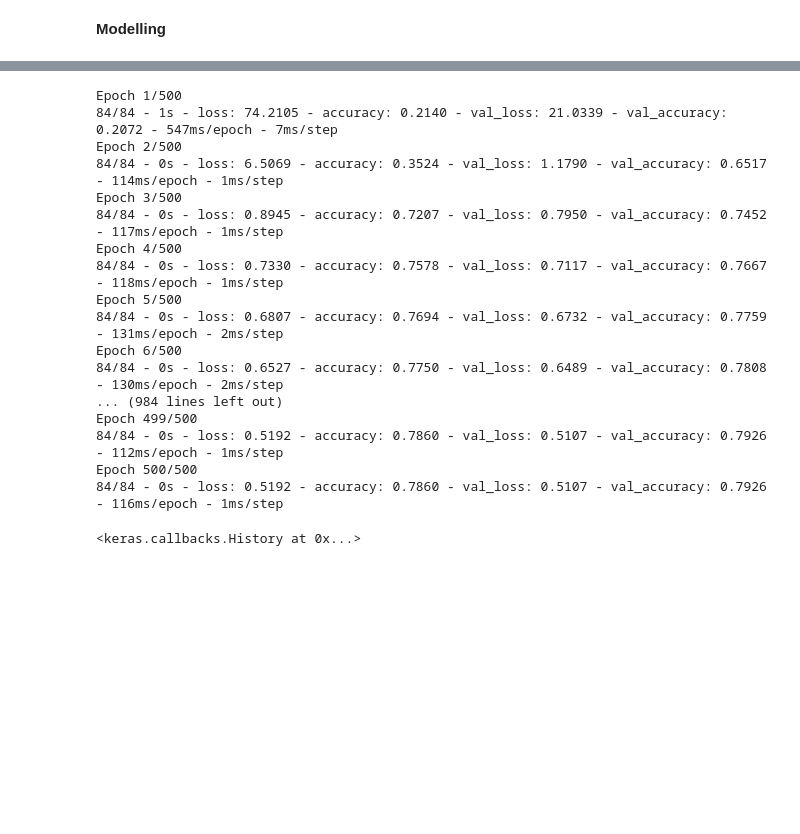
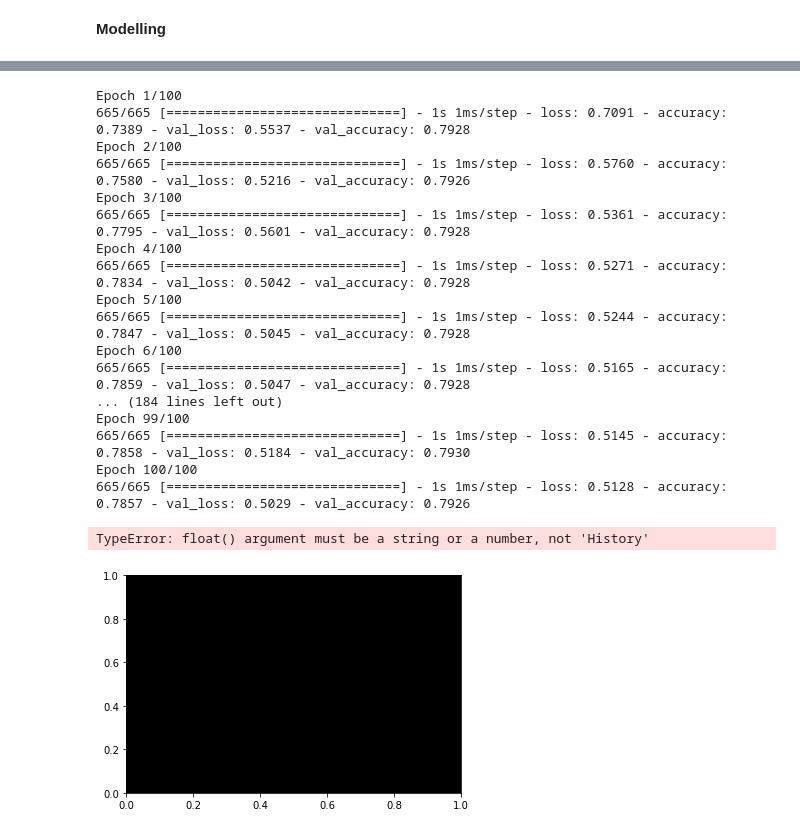
Before and after one commit to NikitaPomies/KaggleChallengeAug22, a Jupyter notebook: src/main.ipynb, the cells around one changed output, grey strips where cells are left out. Cells and saved outputs as stored; diff of their text form; code cells hidden in the pictures; blank space fills up the shorter version.

Commit message:
Improving NN architecture + add exponential learning rate decay

```diff
--- a/src/main.ipynb
+++ b/src/main.ipynb
@@ -159,7 +262,19 @@ y_train=df.iloc[:,-1]
 # %%
-from sklearn.preprocessing import MinMaxScaler
-from sklearn.impute import SimpleImputer, KNNImputer
+from sklearn.preprocessing import MinMaxScaler, StandardScaler
+from sklearn.experimental import enable_iterative_imputer
+from sklearn.impute import SimpleImputer, KNNImputer, IterativeImputer
+
+
 knn_imputer = KNNImputer(n_neighbors=5, weights='uniform', metric='nan_euclidean')
+iterative_imputer = IterativeImputer(max_iter = 8, random_state = 0, skip_complete = True, n_nearest_features = 12)
+
 #imputer = SimpleImputer(missing_values=np.nan, strategy='mean')
-X_train= knn_imputer.fit_transform(X_train)
-X_test=knn_imputer.transform(X_test)
+#X_train= knn_imputer.fit_transform(X_train)
+#X_test=knn_imputer.transform(X_test)
+X_train= iterative_imputer.fit_transform(X_train)
+X_test=iterative_imputer.transform(X_test)
+
+#Scaling data
+#scaler =StandardScaler()
+#X_train = scaler.fit_transform(X_train
+#X_test = scaler.fit_transform(X_test)
@@ -168,26 +281,34 @@ import tensorflow as tf
-# %%
-ann = tf.keras.models.Sequential()
-ann.add(tf.keras.layers.Dense(units=8, activation='relu'))
-ann.add(tf.keras.layers.Dense(units=8, activation='relu'))
-ann.add(tf.keras.layers.Dense(units=1, activation='sigmoid'))
-ann.compile(optimizer = 'adam', loss = 'binary_crossentropy', metrics = ['accuracy'])
-ann.fit(X_train,y_train,verbose=2,batch_size=256,epochs=500, validation_split = 0.2)
-# %% [output]
-Epoch 1/500
-84/84 - 1s - loss: 74.2105 - accuracy: 0.2140 - val_loss: 21.0339 - val_accuracy: 0.2072 - 547ms/epoch - 7ms/step
-Epoch 2/500
-84/84 - 0s - loss: 6.5069 - accuracy: 0.3524 - val_loss: 1.1790 - val_accuracy: 0.6517 - 114ms/epoch - 1ms/step
-Epoch 3/500
-84/84 - 0s - loss: 0.8945 - accuracy: 0.7207 - val_loss: 0.7950 - val_accuracy: 0.7452 - 117ms/epoch - 1ms/step
-Epoch 4/500
-84/84 - 0s - loss: 0.7330 - accuracy: 0.7578 - val_loss: 0.7117 - val_accuracy: 0.7667 - 118ms/epoch - 1ms/step
-Epoch 5/500
-84/84 - 0s - loss: 0.6807 - accuracy: 0.7694 - val_loss: 0.6732 - val_accuracy: 0.7759 - 131ms/epoch - 2ms/step
-Epoch 6/500
-84/84 - 0s - loss: 0.6527 - accuracy: 0.7750 - val_loss: 0.6489 - val_accuracy: 0.7808 - 130ms/epoch - 2ms/step
-... (984 lines left out)
-Epoch 499/500
-84/84 - 0s - loss: 0.5192 - accuracy: 0.7860 - val_loss: 0.5107 - val_accuracy: 0.7926 - 112ms/epoch - 1ms/step
-Epoch 500/500
-84/84 - 0s - loss: 0.5192 - accuracy: 0.7860 - val_loss: 0.5107 - val_accuracy: 0.7926 - 116ms/epoch - 1ms/step
-<keras.callbacks.History at 0x...>
+# %%
+number_of_features = X_train.shape[1]
+model = tf.keras.models.Sequential()
+model.add(tf.keras.layers.Dense(6,input_dim = number_of_features))
+model.add(tf.keras.layers.LeakyReLU(alpha=0.06))
+
+lr_schedule = tf.keras.optimizers.schedules.ExponentialDecay(
+    initial_learning_rate=1e-2,
+    decay_steps=10000,
+    decay_rate=0.9)
+optimizer = tf.keras.optimizers.Adam(learning_rate=lr_schedule)
+model.add(tf.keras.layers.Dense(1,activation = 'sigmoid'))
+model.compile(optimizer=optimizer, loss='binary_crossentropy',  metrics = ['accuracy'])
+history = model.fit(X_train, y_train, epochs=100, validation_split = 0.2)
+# %% [output]
+Epoch 1/100
+665/665 [==============================] - 1s 1ms/step - loss: 0.7091 - accuracy: 0.7389 - val_loss: 0.5537 - val_accuracy: 0.7928
+Epoch 2/100
+665/665 [==============================] - 1s 1ms/step - loss: 0.5760 - accuracy: 0.7580 - val_loss: 0.5216 - val_accuracy: 0.7926
+Epoch 3/100
+665/665 [==============================] - 1s 1ms/step - loss: 0.5361 - accuracy: 0.7795 - val_loss: 0.5601 - val_accuracy: 0.7928
+Epoch 4/100
+665/665 [==============================] - 1s 1ms/step - loss: 0.5271 - accuracy: 0.7834 - val_loss: 0.5042 - val_accuracy: 0.7928
+Epoch 5/100
+665/665 [==============================] - 1s 1ms/step - loss: 0.5244 - accuracy: 0.7847 - val_loss: 0.5045 - val_accuracy: 0.7928
+Epoch 6/100
+665/665 [==============================] - 1s 1ms/step - loss: 0.5165 - accuracy: 0.7859 - val_loss: 0.5047 - val_accuracy: 0.7928
+... (184 lines left out)
+Epoch 99/100
+665/665 [==============================] - 1s 1ms/step - loss: 0.5145 - accuracy: 0.7858 - val_loss: 0.5184 - val_accuracy: 0.7930
+Epoch 100/100
+665/665 [==============================] - 1s 1ms/step - loss: 0.5128 - accuracy: 0.7857 - val_loss: 0.5029 - val_accuracy: 0.7926
+TypeError: float() argument must be a string or a number, not 'History'
+[figure, added]
```
Also changed, not shown: parts of 20 cells of this notebook, 4 other files.
